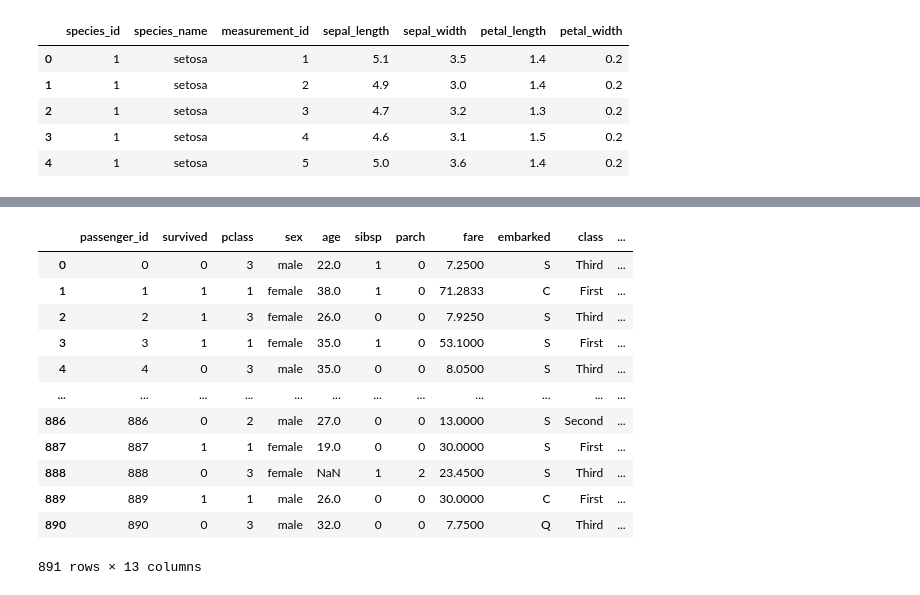
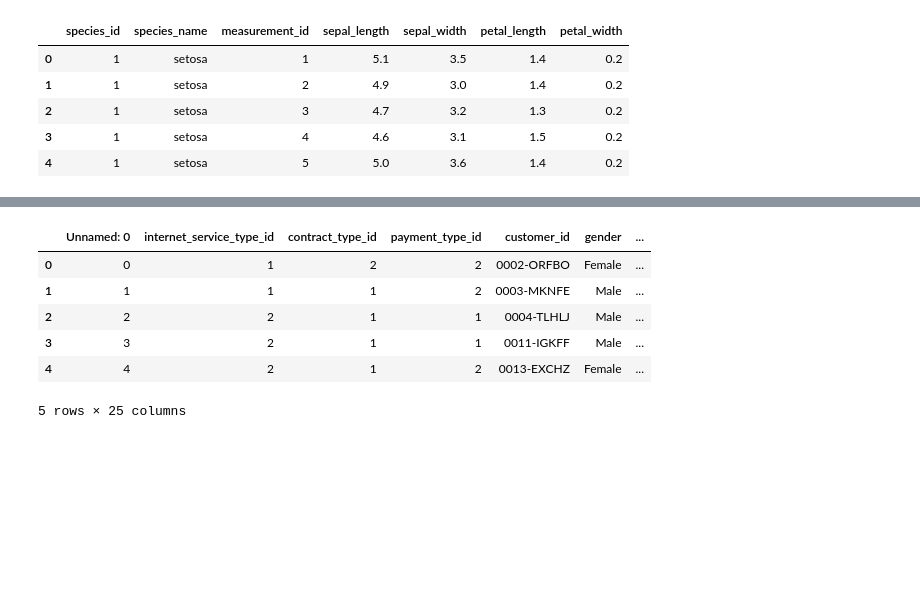
Before and after one commit to annie-carter/classification-exercises, a Jupyter notebook: classification_exercises.ipynb, the cells around one changed output, grey strips where cells are left out. Drawn from its saved outputs; the diff is of its cells as text; code cells hidden in the pictures; blank space fills up the shorter version.

```diff
--- a/classification_exercises.ipynb
+++ b/classification_exercises.ipynb
@@ -284,4 +295,4 @@ iris_df.head()
 | 3 | 1 | setosa | 4 | 4.6 | 3.1 | 1.5 | 0.2 |
 | 4 | 1 | setosa | 5 | 5.0 | 3.6 | 1.4 | 0.2 |
 # %%
-acquire.get_telco_data()
+telco_df = acquire.get_telco_data()
@@ -302,16 +299,10 @@ acquire.get_telco_data()
 # %%
-acquire.get_titanic_data()
+telco_df.head()
 # %% [output]
-|  | passenger_id | survived | pclass | sex | age | sibsp | parch | fare | embarked | class | ... |
-| 0 | 0 | 0 | 3 | male | 22.0 | 1 | 0 | 7.2500 | S | Third | ... |
-| 1 | 1 | 1 | 1 | female | 38.0 | 1 | 0 | 71.2833 | C | First | ... |
-| 2 | 2 | 1 | 3 | female | 26.0 | 0 | 0 | 7.9250 | S | Third | ... |
-| 3 | 3 | 1 | 1 | female | 35.0 | 1 | 0 | 53.1000 | S | First | ... |
-| 4 | 4 | 0 | 3 | male | 35.0 | 0 | 0 | 8.0500 | S | Third | ... |
-| ... | ... | ... | ... | ... | ... | ... | ... | ... | ... | ... | ... |
-| 886 | 886 | 0 | 2 | male | 27.0 | 0 | 0 | 13.0000 | S | Second | ... |
-| 887 | 887 | 1 | 1 | female | 19.0 | 0 | 0 | 30.0000 | S | First | ... |
-| 888 | 888 | 0 | 3 | female | NaN | 1 | 2 | 23.4500 | S | Third | ... |
-| 889 | 889 | 1 | 1 | male | 26.0 | 0 | 0 | 30.0000 | C | First | ... |
-| 890 | 890 | 0 | 3 | male | 32.0 | 0 | 0 | 7.7500 | Q | Third | ... |
+|  | Unnamed: 0 | internet_service_type_id | contract_type_id | payment_type_id | customer_id | gender | ... |
+| 0 | 0 | 1 | 2 | 2 | 0002-ORFBO | Female | ... |
+| 1 | 1 | 1 | 1 | 2 | 0003-MKNFE | Male | ... |
+| 2 | 2 | 2 | 1 | 1 | 0004-TLHLJ | Male | ... |
+| 3 | 3 | 2 | 1 | 1 | 0011-IGKFF | Male | ... |
+| 4 | 4 | 2 | 1 | 2 | 0013-EXCHZ | Female | ... |
-891 rows × 13 columns
+5 rows × 25 columns
```
Also changed, not shown: parts of 3 cells of this notebook, 1 other file.
